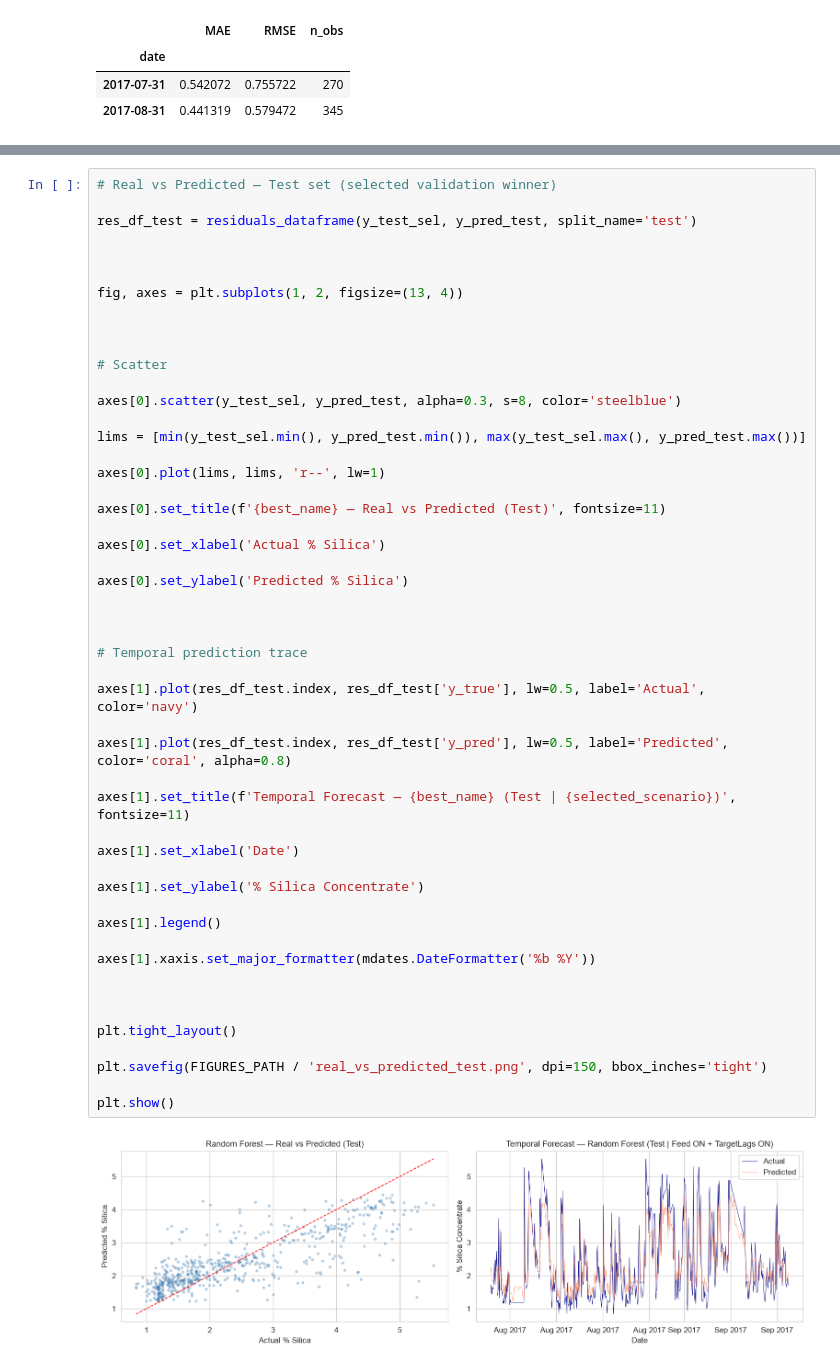
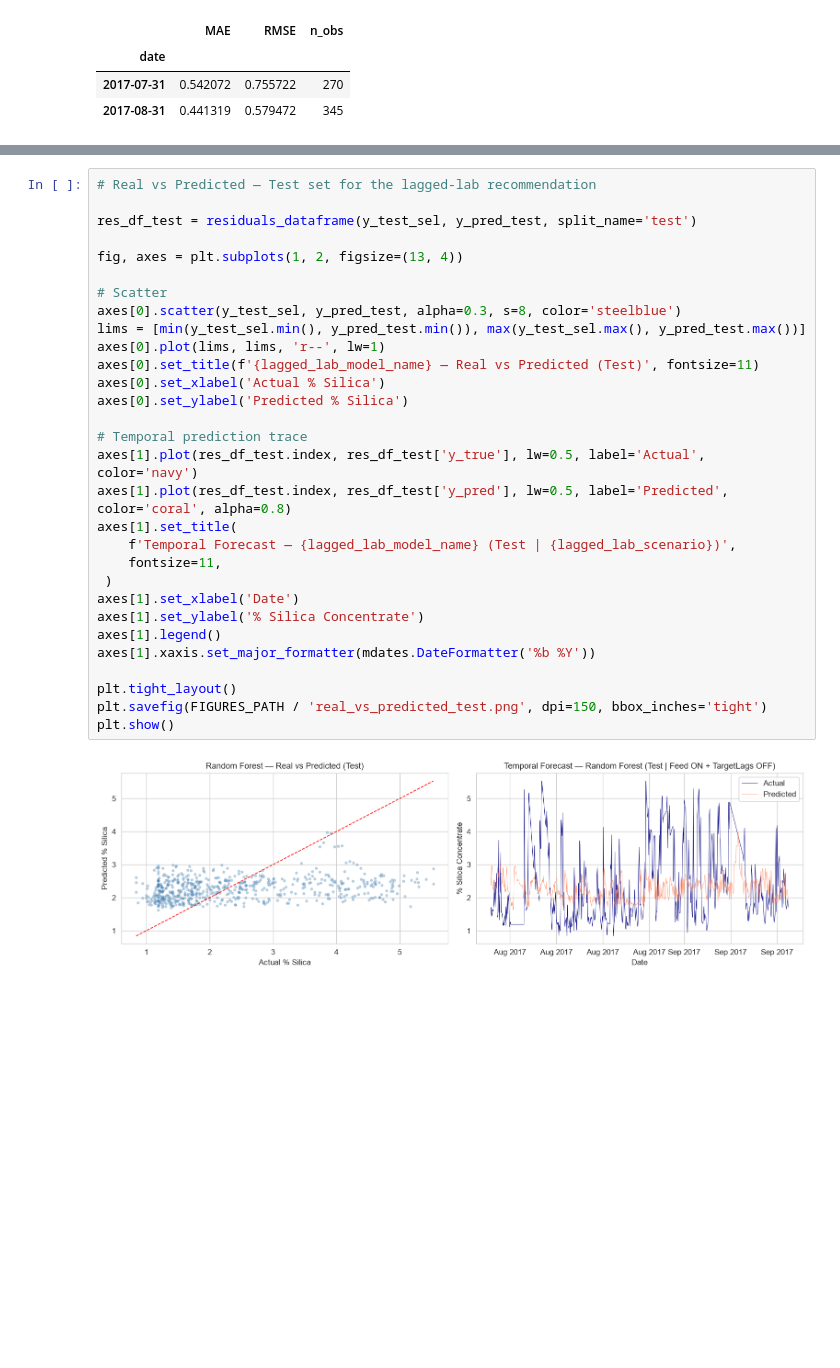
Before and after one commit to AAlvarezT/minsur_prediction, a Jupyter notebook: notebooks/02_feature_engineering_modeling.ipynb, the cells around one changed output, grey strips where cells are left out. Cells and saved outputs as stored; diff of their text form; blank space fills up the shorter version.

```diff
--- a/notebooks/02_feature_engineering_modeling.ipynb
+++ b/notebooks/02_feature_engineering_modeling.ipynb
@@ -715,54 +852,34 @@ display(test_improvement[['Scenario', 'Model', 'MAE', 'RMSE', 'R2', 'MAE_improve
 # %%
-# Real vs Predicted — Test set (selected validation winner)
+# Real vs Predicted — Test set for the lagged-lab recommendation
 
 res_df_test = residuals_dataframe(y_test_sel, y_pred_test, split_name='test')
 
-
-
 fig, axes = plt.subplots(1, 2, figsize=(13, 4))
 
-
-
 # Scatter
-
 axes[0].scatter(y_test_sel, y_pred_test, alpha=0.3, s=8, color='steelblue')
-
 lims = [min(y_test_sel.min(), y_pred_test.min()), max(y_test_sel.max(), y_pred_test.max())]
-
 axes[0].plot(lims, lims, 'r--', lw=1)
-
-axes[0].set_title(f'{best_name} — Real vs Predicted (Test)', fontsize=11)
-
+axes[0].set_title(f'{lagged_lab_model_name} — Real vs Predicted (Test)', fontsize=11)
 axes[0].set_xlabel('Actual % Silica')
-
 axes[0].set_ylabel('Predicted % Silica')
 
-
-
 # Temporal prediction trace
-
 axes[1].plot(res_df_test.index, res_df_test['y_true'], lw=0.5, label='Actual', color='navy')
-
 axes[1].plot(res_df_test.index, res_df_test['y_pred'], lw=0.5, label='Predicted', color='coral', alpha=0.8)
-
-axes[1].set_title(f'Temporal Forecast — {best_name} (Test | {selected_scenario})', fontsize=11)
-
+axes[1].set_title(
+    f'Temporal Forecast — {lagged_lab_model_name} (Test | {lagged_lab_scenario})',
+    fontsize=11,
+ )
 axes[1].set_xlabel('Date')
-
 axes[1].set_ylabel('% Silica Concentrate')
-
 axes[1].legend()
-
 axes[1].xaxis.set_major_formatter(mdates.DateFormatter('%b %Y'))
 
-
-
 plt.tight_layout()
-
 plt.savefig(FIGURES_PATH / 'real_vs_predicted_test.png', dpi=150, bbox_inches='tight')
-
 plt.show()
 # %% [output]
-[figure, old version]
+[figure, new version]
 # %% [markdown]
 ---
```
Also changed, not shown: parts of 16 cells of this notebook.
